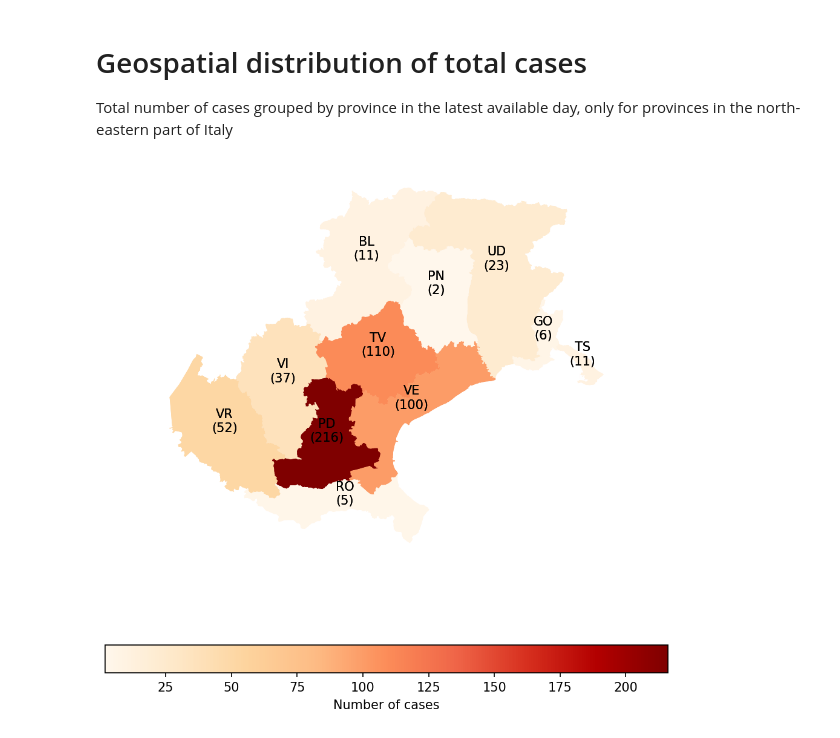
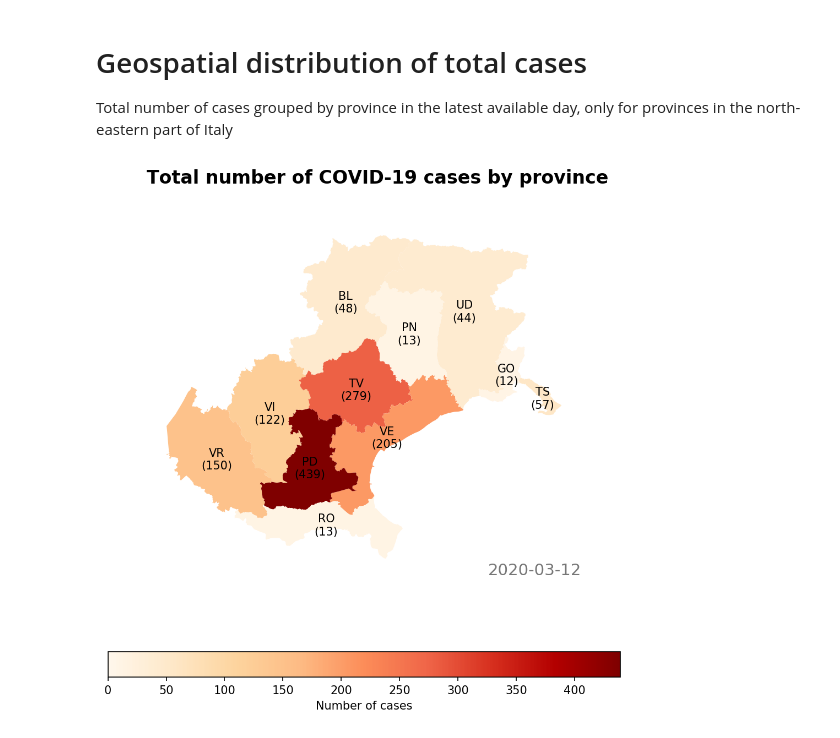
Before and after one commit to magostin/coronavirus, a Jupyter notebook: notebooks/reports/0.1-agostine-geographic_distribution_ne_italy.ipynb, the cells around one changed output. Drawn from its saved outputs; the diff is of its cells as text; code cells hidden in the pictures.

```diff
--- a/notebooks/reports/0.1-agostine-geographic_distribution_ne_italy.ipynb
+++ b/notebooks/reports/0.1-agostine-geographic_distribution_ne_italy.ipynb
@@ -4,9 +4,33 @@ Total number of cases grouped by province in the latest available day, only for
 # %%
 import geopandas as gpd
 import matplotlib.pyplot as plt
+from pyprojroot import here
 from src.data.read_dataset import get_processed_dataset
 from src.visualization import visualize
 
-prov_df = get_processed_dataset('dpc-province')
+prov_df = get_processed_dataset('dpc_province')
+italy = gpd.read_file('../../data/raw/prov2019.geojson')
+# %%
+def label_coords(coords):
+    c1, c2 = coords
+    return (c1, c2*0.9985)
+
+def draw_geospatial_distribution(date, regions=[5, 6], save_to_file=None):
+    fig, ax = plt.subplots(1, figsize=(8, 8))
+    vmax = max(prov_df[prov_df.codice_regione.isin(regions)].totale_casi)
+    selected_day = prov_df[prov_df.data == date]
+    italy_merged = italy.merge(selected_day, how = 'left', left_on = 'COD_PROV', right_on = 'codice_provincia')
+    italy_merged = italy_merged[italy_merged.COD_REG.isin(regions)]
+    italy_merged.plot(ax=ax, column='totale_casi', cmap='OrRd', legend=True, legend_kwds={'label': "Number of cases", 'orientation': "horizontal"}, vmin=0, vmax=vmax)
+    italy_merged.apply(lambda x: ax.annotate(s=f'{x.SIGLA}\n({int(x.totale_casi)})', xy=label_coords(x.geometry.centroid.coords[0]), ha='center'),axis=1);
+    ax.set_axis_off()
+    ax.text(0, 1.1, 'Total number of COVID-19 cases by province',
+            transform=ax.transAxes, size=16, weight=600, ha='left')
+    ax.text(1, 0, str(date)[:10], transform=ax.transAxes, ha='right', size=14,
+            color='#777777', bbox=dict(facecolor='white', alpha=0.8, edgecolor='white'))
+    if save_to_file:
+        fig.savefig(save_to_file, dpi=150)
 # %%
-last_day = prov_df[prov_df.data == max(prov_df.data)]
+draw_geospatial_distribution(max(prov_df.data))
+# %% [output]
+[figure, added]
@@ -17,8 +36,0 @@ italy_merged = italy_merged[italy_merged.COD_REG.isin([5,6])]
-# %%
-fig, ax = plt.subplots(1, figsize=(8, 8))
-italy_merged.plot(ax=ax, column='totale_casi', cmap='OrRd', legend=True, legend_kwds={'label': "Number of cases", 'orientation': "horizontal"})
-italy_merged.apply(lambda x: ax.annotate(s=f'{x.SIGLA}\n({x.totale_casi})', xy=x.geometry.centroid.coords[0], ha='center'),axis=1);
-ax.set_axis_off()
-plt.show()
-# %% [output]
-[figure, removed]
```
Also changed, not shown: parts of 3 cells of this notebook, 14 other files.
